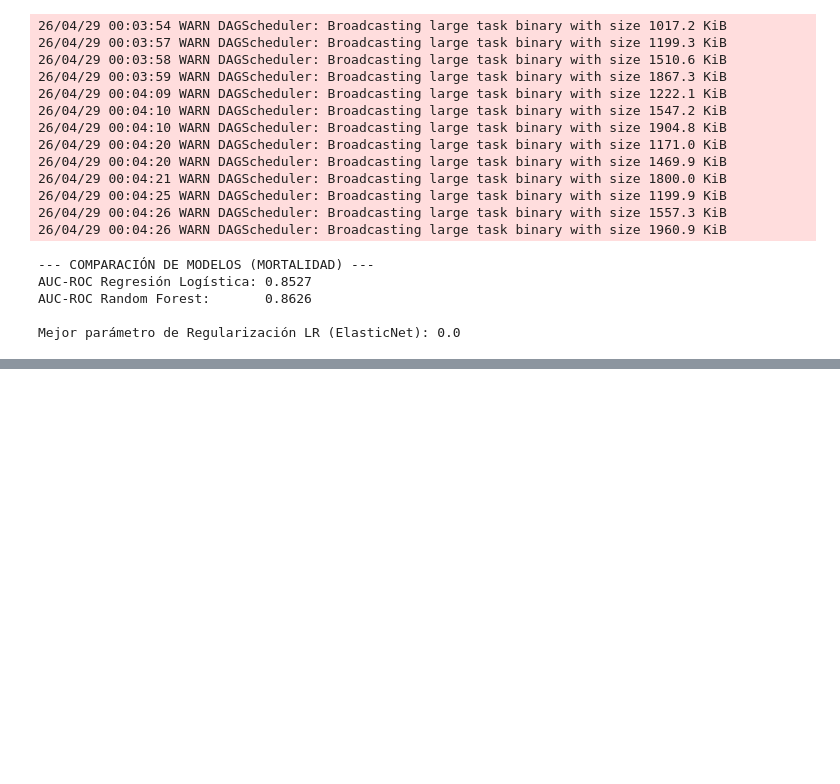
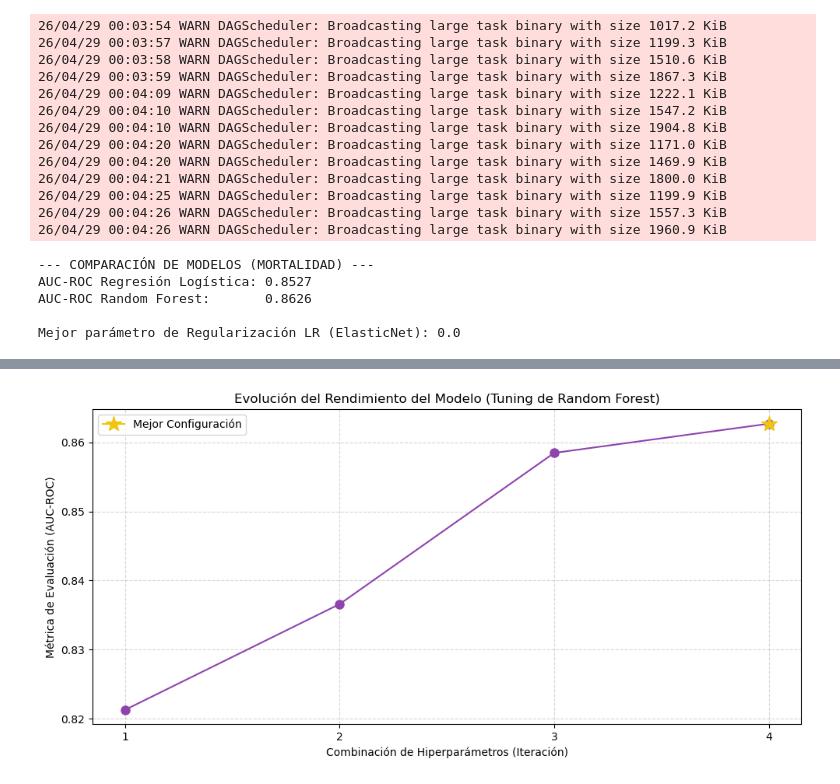
Before and after one commit to FernandoANB/csd_proyecto, a Jupyter notebook: Apache_Spark_ML_EGRESOS_2024.ipynb, the cells around one changed output, grey strips where cells are left out. Drawn from its saved outputs; the diff is of its cells as text; code cells hidden in the pictures; blank space fills up the shorter version.

```diff
--- a/Apache_Spark_ML_EGRESOS_2024.ipynb
+++ b/Apache_Spark_ML_EGRESOS_2024.ipynb
@@ -321,0 +442,21 @@ Mejor parámetro de Regularización LR (ElasticNet): 0.0
+# %%
+import numpy as np
+
+# 1. Extraer el promedio de la métrica (AUC) para cada combinación que probó el CV
+rf_metrics = cv_rf.fit(train_data).avgMetrics
+
+plt.figure(figsize=(10, 5))
+plt.plot(range(1, len(rf_metrics) + 1), rf_metrics, marker='o', linestyle='-', color='#8e44ad', markersize=8)
+plt.xlabel('Combinación de Hiperparámetros (Iteración)')
+plt.ylabel('Métrica de Evaluación (AUC-ROC)')
+plt.title('Evolución del Rendimiento del Modelo (Tuning de Random Forest)')
+plt.xticks(range(1, len(rf_metrics) + 1))
+plt.grid(True, linestyle='--', alpha=0.5)
+
+# Resaltar el mejor modelo
+best_idx = np.argmax(rf_metrics)
+plt.plot(best_idx + 1, rf_metrics[best_idx], color='#f1c40f', markersize=15, label='Mejor Configuración')
+plt.legend()
+plt.tight_layout()
+plt.show()
+# %% [output]
@@ -321,0 +476 @@ Mejor parámetro de Regularización LR (ElasticNet): 0.0
+[figure, added]
```
Also changed, not shown: parts of 5 cells of this notebook, 2 other files.
